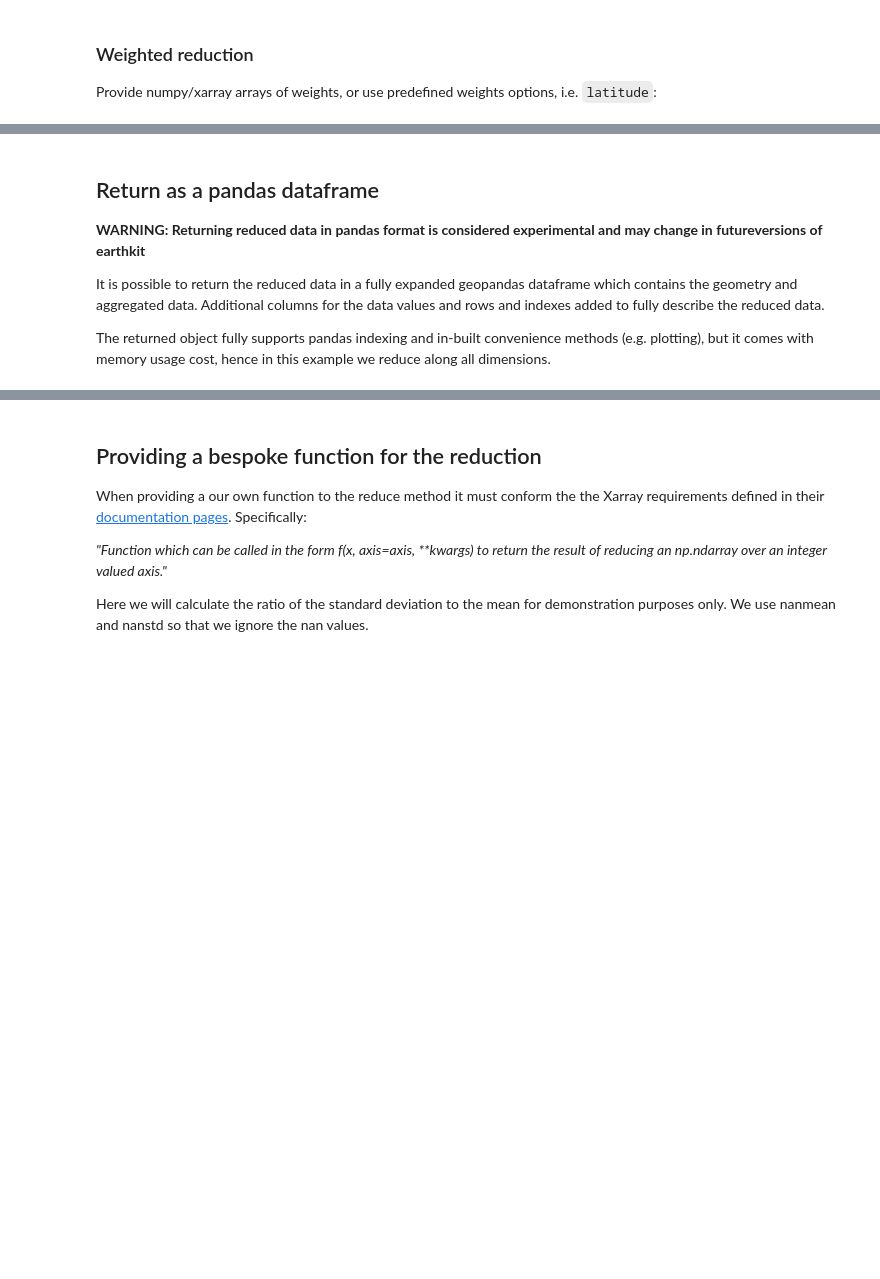
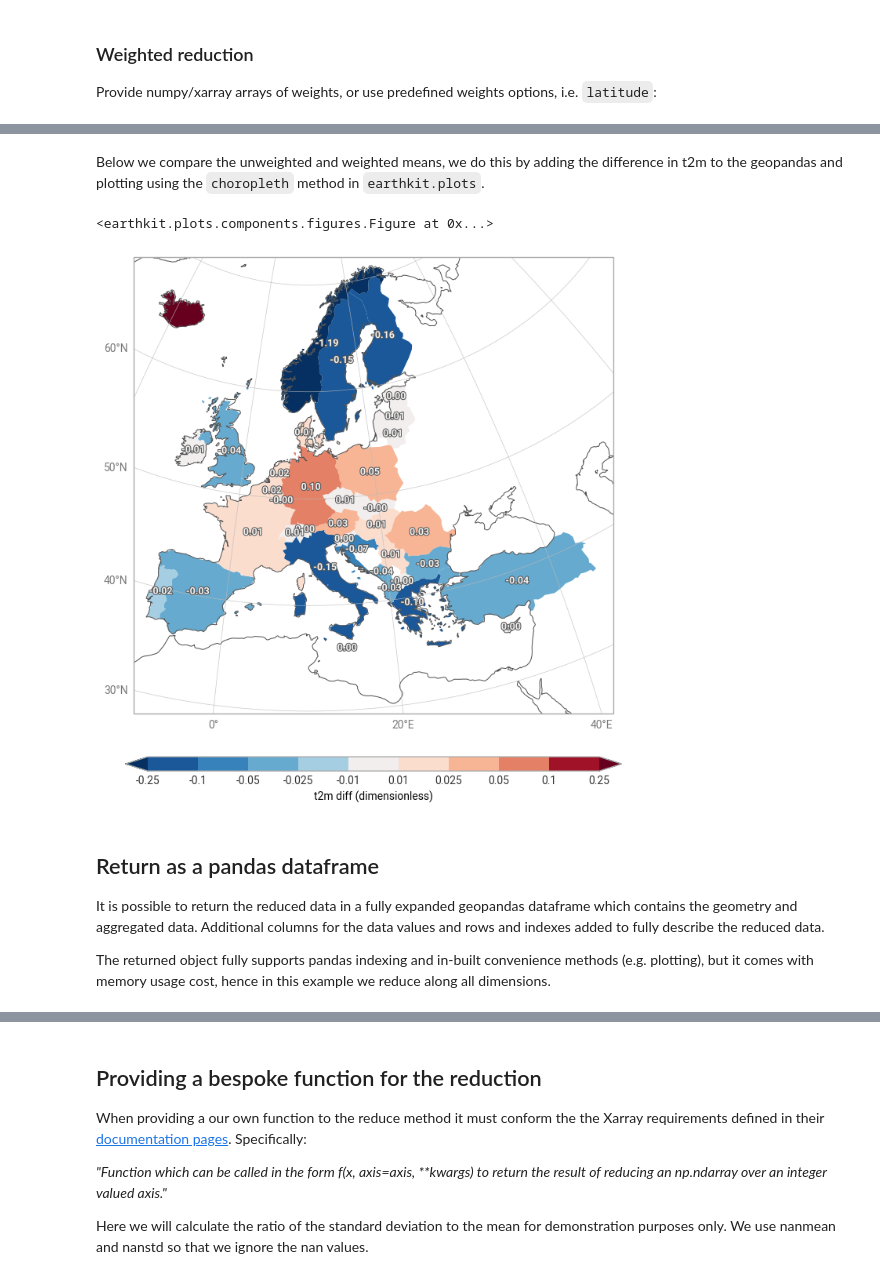
Before and after one commit to ecmwf/earthkit-transforms, a Jupyter notebook: docs/notebooks/spatial/02-era5-reduce-data-over-geometries.ipynb, the cells around one changed output, grey strips where cells are left out. Saved outputs shown, nothing was run; the diff lists cells and outputs as text; code cells hidden in the pictures; blank space fills up the shorter version.

Commit message:
updated temporal and spatial examples

```diff
--- a/docs/notebooks/spatial/02-era5-reduce-data-over-geometries.ipynb
+++ b/docs/notebooks/spatial/02-era5-reduce-data-over-geometries.ipynb
@@ -35,6 +44,6 @@ era5_xr
 # %%
 # Use some demonstration polygons stored, this could be any url or path to geojson file
 remote_nuts_url = earthkit_remote_test_data_file("NUTS_RG_60M_2021_4326_LEVL_0.geojson")
-nuts_data = ekd.from_source("url", remote_nuts_url)
+nuts_data = ekd.from_source("url", remote_nuts_url).to_geopandas()
 
-nuts_data.to_pandas()[:5]
+nuts_data[:5]
@@ -65,5 +91,5 @@ variable created by the reduction using the `mask_dim` kwarg, here we choose the
 # %%
-reduced_data = ekt.spatial.reduce(
-    era5_xr, nuts_data, mask_dim="FID", extra_reduce_dims="valid_time", all_touched=True
+reduced_data_extra_dims = ekt.spatial.reduce(
+    era5_xr, nuts_data, mask_dim="NAME_LATN", extra_reduce_dims="valid_time", all_touched=True
 )
-reduced_data
+reduced_data_extra_dims
@@ -72,7 +108,8 @@ reduced_data
 
 Provide numpy/xarray arrays of weights, or use predefined weights options, i.e. `latitude`:
 # %%
-reduced_data_xr = ekt.spatial.reduce(
-    era5_xr, nuts_data, weights="latitude", mask_dim="FID", extra_reduce_dims="valid_time", all_touched=True
+reduced_data_weighted = ekt.spatial.reduce(
+    era5_xr, nuts_data, weights="latitude", mask_dim="NAME_LATN",
+    extra_reduce_dims="valid_time", all_touched=True,
 )
-reduced_data_xr
+reduced_data_weighted
@@ -79,7 +126,22 @@ reduced_data_xr
+# %% [markdown]
+Below we compare the unweighted and weighted means, we do this by adding the difference in t2m to the geopandas and plotting using the `choropleth` method in `earthkit.plots`.
+# %%
+diff = reduced_data_extra_dims - reduced_data_weighted
+mystyle = ekp.Style(
+    cmap="RdBu_r",
+    levels=[-0.25,-0.1,-0.05,-0.025,-0.01,0.01,0.025,0.05,0.1,0.25],
+    extend="both"
+)
+ekp.choropleth(
+    nuts_data.assign(t2m_diff=diff.t2m),
+    z="t2m_diff", style=mystyle,
+    domain="Europe", labels="{t2m_diff:0.2f}"
+)
+# %% [output]
+<earthkit.plots.components.figures.Figure at 0x...>
+[figure, added]
 # %% [markdown]
 ## Return as a pandas dataframe
-
-**WARNING: Returning reduced data in pandas format is considered experimental and may change in futureversions of earthkit**
 
 It is possible to return the reduced data in a fully expanded geopandas dataframe which contains the geometry
 and aggregated data.
```
Also changed, not shown: parts of 21 cells of this notebook, 2 other files.
